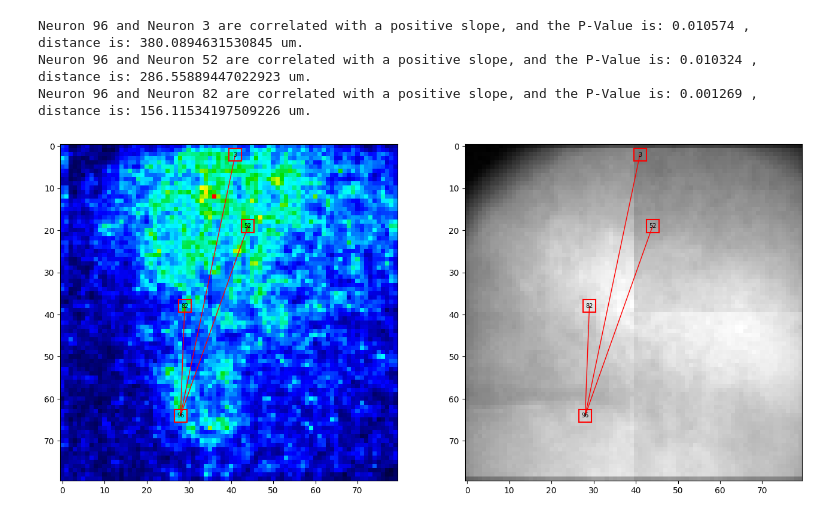
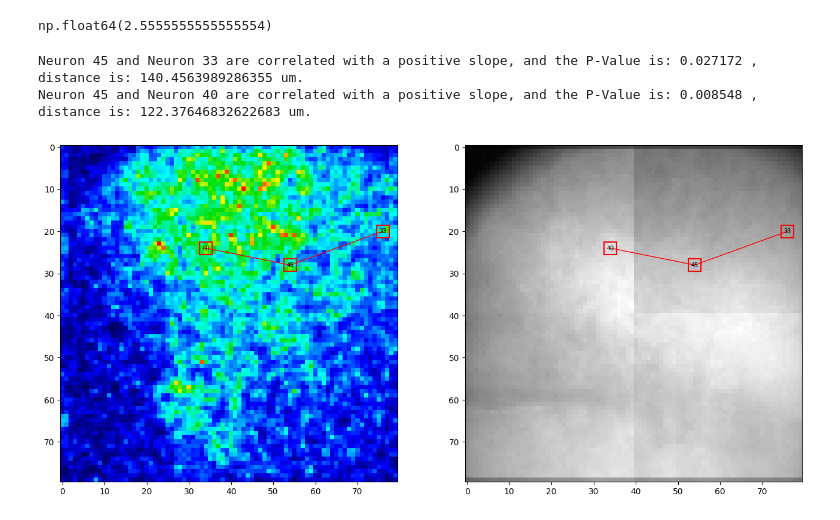
Before and after one commit to TianchengXu0420/ZDA_Adventure, a Jupyter notebook: 3x3Area.ipynb, the cells around one changed output. Cells and saved outputs as stored; diff of their text form; code cells hidden in the pictures.

Commit message:
Single Neuron Identification.

```diff
--- a/3x3Area.ipynb
+++ b/3x3Area.ipynb
@@ -12,7 +12,7 @@ from scipy.spatial.distance import cdist
 from scipy.signal import detrend
 # %%
 # Load the Data's directory.
-datadir = 'C:/Users/Kevin/Desktop/26-02-17/02_01_03.zda'
+datadir = 'C:/Users/Kevin/Desktop/26-02-17/02_01_01.zda'
 
 # Load the Tool Packages.
 dataLoader = DataLoader(datadir)
@@ -63,6 +63,6 @@ plt.show()
 # %%
 # Single Cell Identification.
-candidates = identify.candidates(Data_ave=Data_ave, cutoff=90, startPt=startPt, numPt=numPt)
+candidates = identify.candidates(Data_ave=Data_ave, cutoff=95, startPt=startPt, numPt=numPt)
 candidates = identify.select_non_overlap(candidates=candidates, snr_map=snr_map)
 candidates = sorted(candidates, key=lambda x: (x[0], x[1]))
 # %%
@@ -229,5 +229,9 @@ Totally 4950 pairs.
+# %%
+np.mean(connection)
+# %% [output]
+np.float64(2.5555555555555554)
 # %%
-neuro_label = 96
+neuro_label = 45
 
 plt.subplots(1, 2, figsize=(16,8))
 ax1 = plt.subplot(1, 2, 1)
@@ -262,35 +266,34 @@ for i in range(num):
         Slope, _, _, pValue, _ = linregress(latency[i], latency[neuro_label-1])
 
         if pValue <=0.05 and Slope > 0:
             count = count + 1
             print('Neuron', neuro_label, 'and Neuron', i+1, 'are correlated with a positive slope, and the P-Value is:', np.round(pValue, 6), ', distance is:', dist, 'um.')
             loc_1 = index[i]
             loc_2 = index[neuro_label-1]
 
             ax1.plot([loc_1[1], loc_2[1]], [loc_1[0], loc_2[0]], color='red', linewidth=1)
             ax2.plot([loc_1[1], loc_2[1]], [loc_1[0], loc_2[0]], color='red', linewidth=1)
 
             top = loc_1[1] - 1.5
             bottom = loc_1[1] + 1.5
             left = loc_1[0] - 1.5
             right = loc_1[0] + 1.5
 
             ax1.plot([top, top], [left, right], color=color, linewidth=linewidth)
             ax1.plot([bottom, bottom], [left, right], color=color, linewidth=linewidth)
             ax1.plot([top, bottom], [left, left], color=color, linewidth=linewidth)
             ax1.plot([top, bottom], [right, right], color=color, linewidth=linewidth)
             ax1.annotate(str(i+1), xy=(loc_1[1], loc_1[0]), ha='center', va='center', fontsize=7, color='black')
 
             ax2.plot([top, top], [left, right], color=color, linewidth=linewidth)
             ax2.plot([bottom, bottom], [left, right], color=color, linewidth=linewidth)
             ax2.plot([top, bottom], [left, left], color=color, linewidth=linewidth)
             ax2.plot([top, bottom], [right, right], color=color, linewidth=linewidth)
             ax2.annotate(str(i+1), xy=(loc_1[1], loc_1[0]), ha='center', va='center', fontsize=7, color='black')
 
 plt.show()
 # %% [output]
-Neuron 96 and Neuron 3 are correlated with a positive slope, and the P-Value is: 0.010574 , distance is: 380.0894631530845 um.
-Neuron 96 and Neuron 52 are correlated with a positive slope, and the P-Value is: 0.010324 , distance is: 286.55889447022923 um.
-Neuron 96 and Neuron 82 are correlated with a positive slope, and the P-Value is: 0.001269 , distance is: 156.11534197509226 um.
+Neuron 45 and Neuron 33 are correlated with a positive slope, and the P-Value is: 0.027172 , distance is: 140.4563989286355 um.
+Neuron 45 and Neuron 40 are correlated with a positive slope, and the P-Value is: 0.008548 , distance is: 122.37646832622683 um.
-[figure, old version]
+[figure, new version]
 # %%
```
Also changed, not shown: parts of 4 cells of this notebook.
